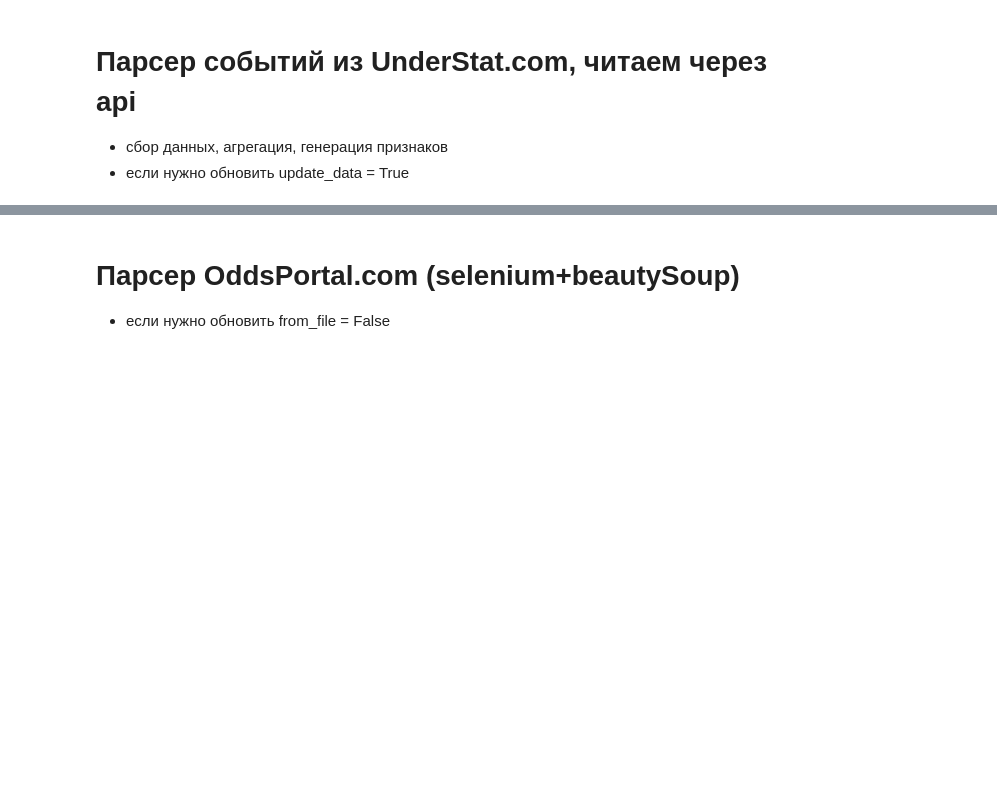
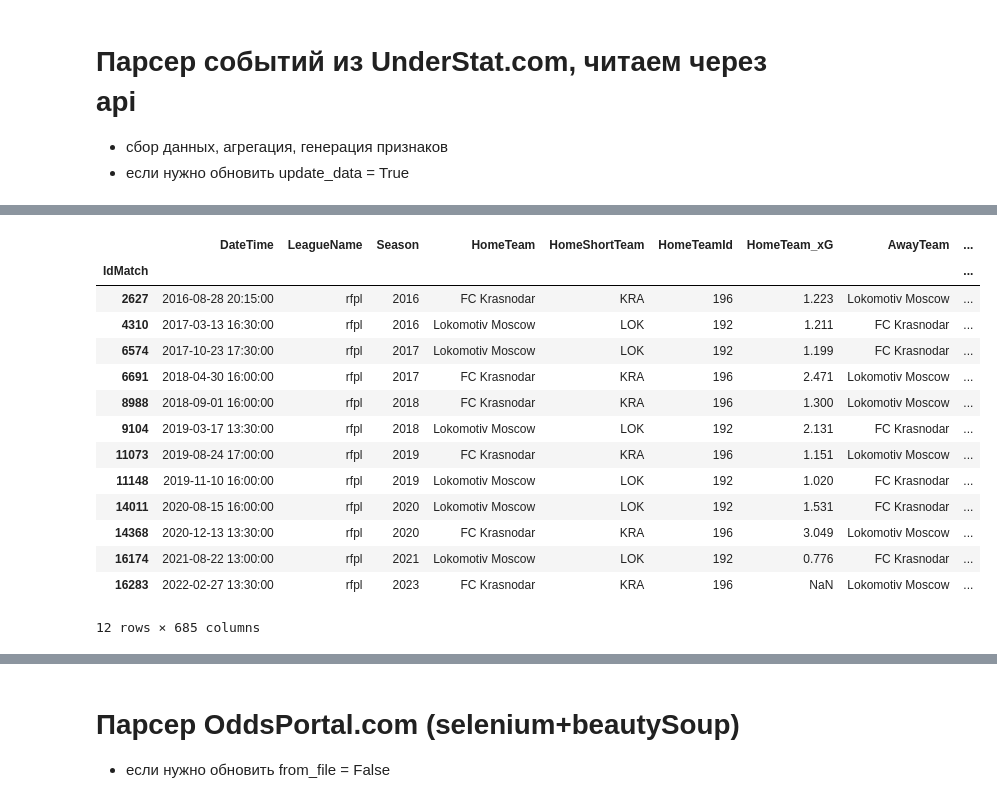
Before and after one commit to KhaitovR/footkit, a Jupyter notebook: footkit-example.ipynb, the cells around one changed output, grey strips where cells are left out. Saved outputs shown, nothing was run; the diff lists cells and outputs as text; code cells hidden in the pictures; blank space fills up the shorter version.

```diff
--- a/footkit-example.ipynb
+++ b/footkit-example.ipynb
@@ -48,0 +77,22 @@ df_targets, targets = preprocess.get_target_on_df_eng('FTHG', 'FTAG')
+# %%
+team_a = 'FC Krasnodar'
+team_b = 'Lokomotiv Moscow'
+
+# df.query('(HomeTeam in [@team_a, @team_b]) or (AwayTeam in [@team_a, @team_b])')
+df.query('(HomeTeam == @team_a and AwayTeam == @team_b) or (HomeTeam == @team_b and AwayTeam == @team_a)')
+# %% [output]
+|  | DateTime | LeagueName | Season | HomeTeam | HomeShortTeam | HomeTeamId | HomeTeam_xG | AwayTeam | ... |
+| IdMatch |  |  |  |  |  |  |  |  | ... |
+| 2627 | 2016-08-28 20:15:00 | rfpl | 2016 | FC Krasnodar | KRA | 196 | 1.223 | Lokomotiv Moscow | ... |
+| 4310 | 2017-03-13 16:30:00 | rfpl | 2016 | Lokomotiv Moscow | LOK | 192 | 1.211 | FC Krasnodar | ... |
+| 6574 | 2017-10-23 17:30:00 | rfpl | 2017 | Lokomotiv Moscow | LOK | 192 | 1.199 | FC Krasnodar | ... |
+| 6691 | 2018-04-30 16:00:00 | rfpl | 2017 | FC Krasnodar | KRA | 196 | 2.471 | Lokomotiv Moscow | ... |
+| 8988 | 2018-09-01 16:00:00 | rfpl | 2018 | FC Krasnodar | KRA | 196 | 1.300 | Lokomotiv Moscow | ... |
+| 9104 | 2019-03-17 13:30:00 | rfpl | 2018 | Lokomotiv Moscow | LOK | 192 | 2.131 | FC Krasnodar | ... |
+| 11073 | 2019-08-24 17:00:00 | rfpl | 2019 | FC Krasnodar | KRA | 196 | 1.151 | Lokomotiv Moscow | ... |
+| 11148 | 2019-11-10 16:00:00 | rfpl | 2019 | Lokomotiv Moscow | LOK | 192 | 1.020 | FC Krasnodar | ... |
+| 14011 | 2020-08-15 16:00:00 | rfpl | 2020 | Lokomotiv Moscow | LOK | 192 | 1.531 | FC Krasnodar | ... |
+| 14368 | 2020-12-13 13:30:00 | rfpl | 2020 | FC Krasnodar | KRA | 196 | 3.049 | Lokomotiv Moscow | ... |
+| 16174 | 2021-08-22 13:00:00 | rfpl | 2021 | Lokomotiv Moscow | LOK | 192 | 0.776 | FC Krasnodar | ... |
+| 16283 | 2022-02-27 13:30:00 | rfpl | 2023 | FC Krasnodar | KRA | 196 | NaN | Lokomotiv Moscow | ... |
+12 rows × 685 columns
```
Also changed, not shown: parts of 24 cells of this notebook, 34 other files.
